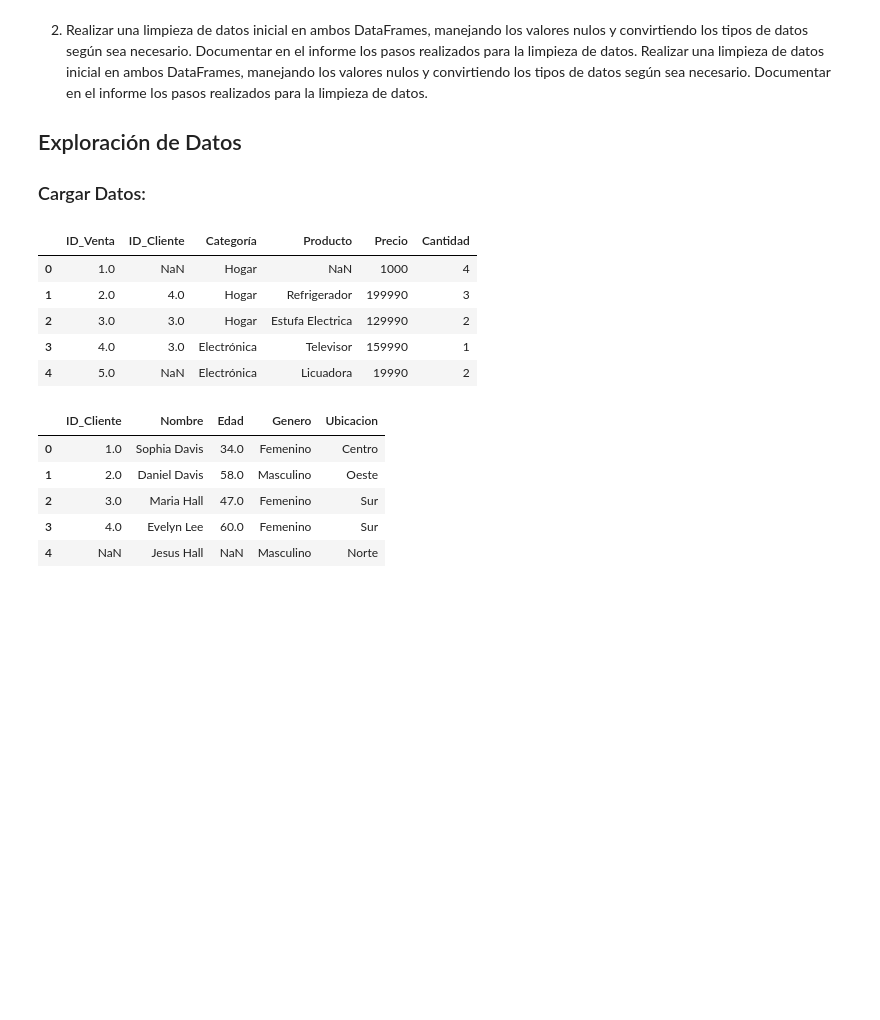
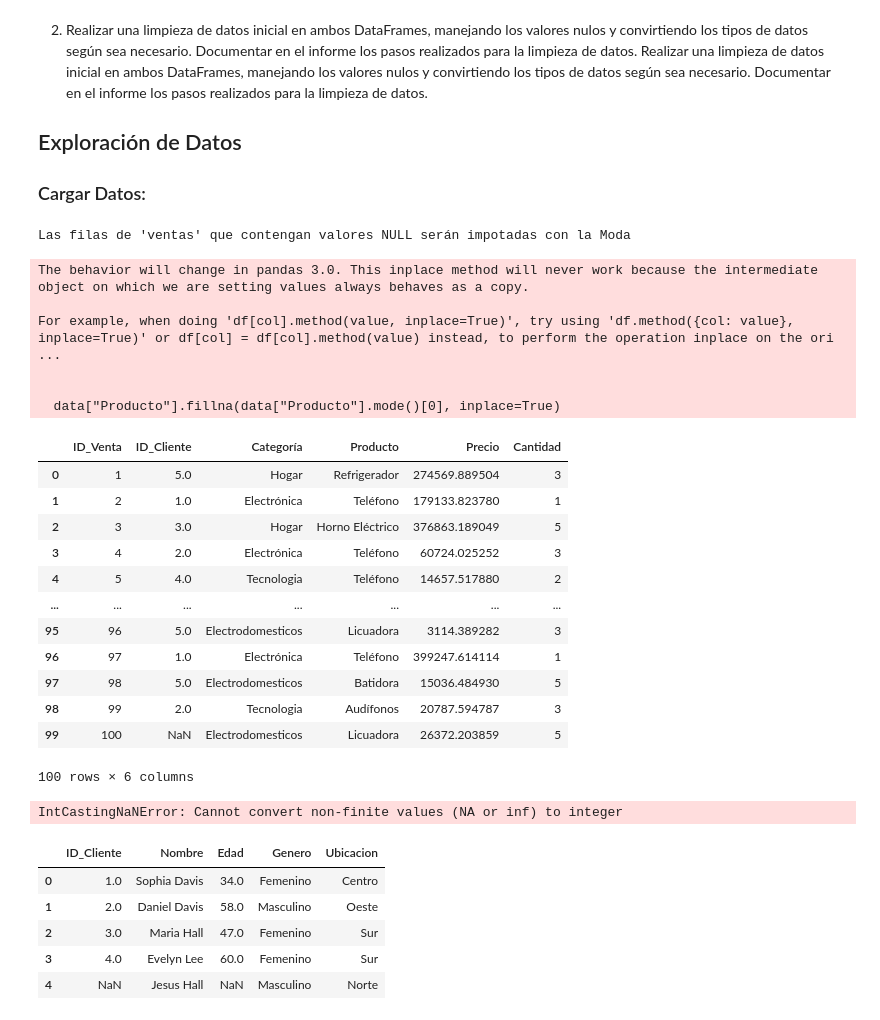
Before and after one commit to Airim-Coder/ICIF1042_Taller2, a Jupyter notebook: main.ipynb, the cells around one changed output. Drawn from its saved outputs; the diff is of its cells as text; code cells hidden in the pictures; blank space fills up the shorter version.

Commit message:
avance limpiar_ datos

```diff
--- a/main.ipynb
+++ b/main.ipynb
@@ -38,13 +38,32 @@ Archivo CSV generado con exito
 df_ventas = pd.read_csv("data/ventas.csv")
 # %%
 df_ventas.head()
+df_ventas = ld.Limpiar_Datos(df_ventas,'ventas')
 # %% [output]
+Las filas de 'ventas' que contengan valores NULL serán impotadas con la Moda
+The behavior will change in pandas 3.0. This inplace method will never work because the intermediate object on which we are setting values always behaves as a copy.
+
+For example, when doing 'df[col].method(value, inplace=True)', try using 'df.method({col: value}, inplace=True)' or df[col] = df[col].method(value) instead, to perform the operation inplace on the ori ...
+
+
+  data["Producto"].fillna(data["Producto"].mode()[0], inplace=True)
 |  | ID_Venta | ID_Cliente | Categoría | Producto | Precio | Cantidad |
-| 0 | 1.0 | NaN | Hogar | NaN | 1000 | 4 |
-| 1 | 2.0 | 4.0 | Hogar | Refrigerador | 199990 | 3 |
-| 2 | 3.0 | 3.0 | Hogar | Estufa Electrica | 129990 | 2 |
-| 3 | 4.0 | 3.0 | Electrónica | Televisor | 159990 | 1 |
-| 4 | 5.0 | NaN | Electrónica | Licuadora | 19990 | 2 |
+| 0 | 1 | 5.0 | Hogar | Refrigerador | 274569.889504 | 3 |
+| 1 | 2 | 1.0 | Electrónica | Teléfono | 179133.823780 | 1 |
+| 2 | 3 | 3.0 | Hogar | Horno Eléctrico | 376863.189049 | 5 |
+| 3 | 4 | 2.0 | Electrónica | Teléfono | 60724.025252 | 3 |
+| 4 | 5 | 4.0 | Tecnologia | Teléfono | 14657.517880 | 2 |
+| ... | ... | ... | ... | ... | ... | ... |
+| 95 | 96 | 5.0 | Electrodomesticos | Licuadora | 3114.389282 | 3 |
+| 96 | 97 | 1.0 | Electrónica | Teléfono | 399247.614114 | 1 |
+| 97 | 98 | 5.0 | Electrodomesticos | Batidora | 15036.484930 | 5 |
+| 98 | 99 | 2.0 | Tecnologia | Audífonos | 20787.594787 | 3 |
+| 99 | 100 | NaN | Electrodomesticos | Licuadora | 26372.203859 | 5 |
+100 rows × 6 columns
+# %%
+ld.Conversion_Datos(df_ventas,'ventas')
+# %% [output]
+IntCastingNaNError: Cannot convert non-finite values (NA or inf) to integer
 # %%
 df_clientes = pd.read_csv("data/clientes.csv")
 # %%
```
Also changed, not shown: parts of 2 cells of this notebook, 2 other files.
